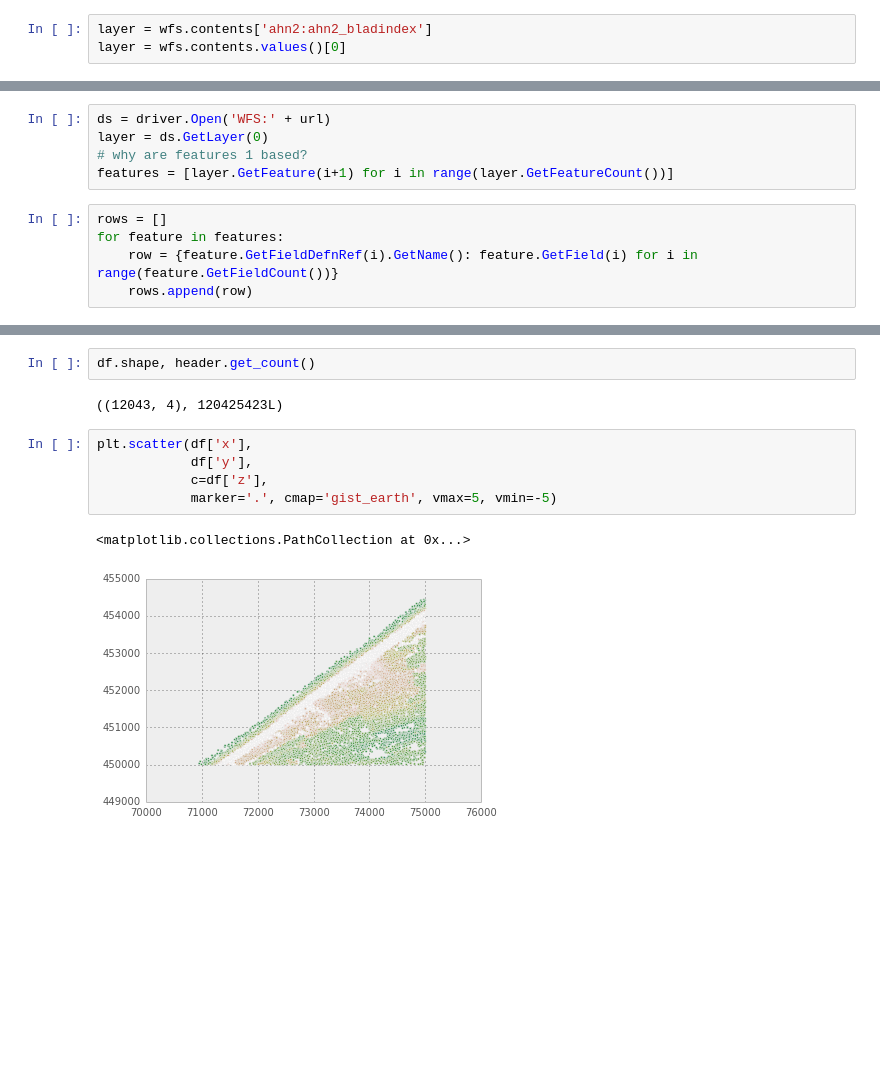
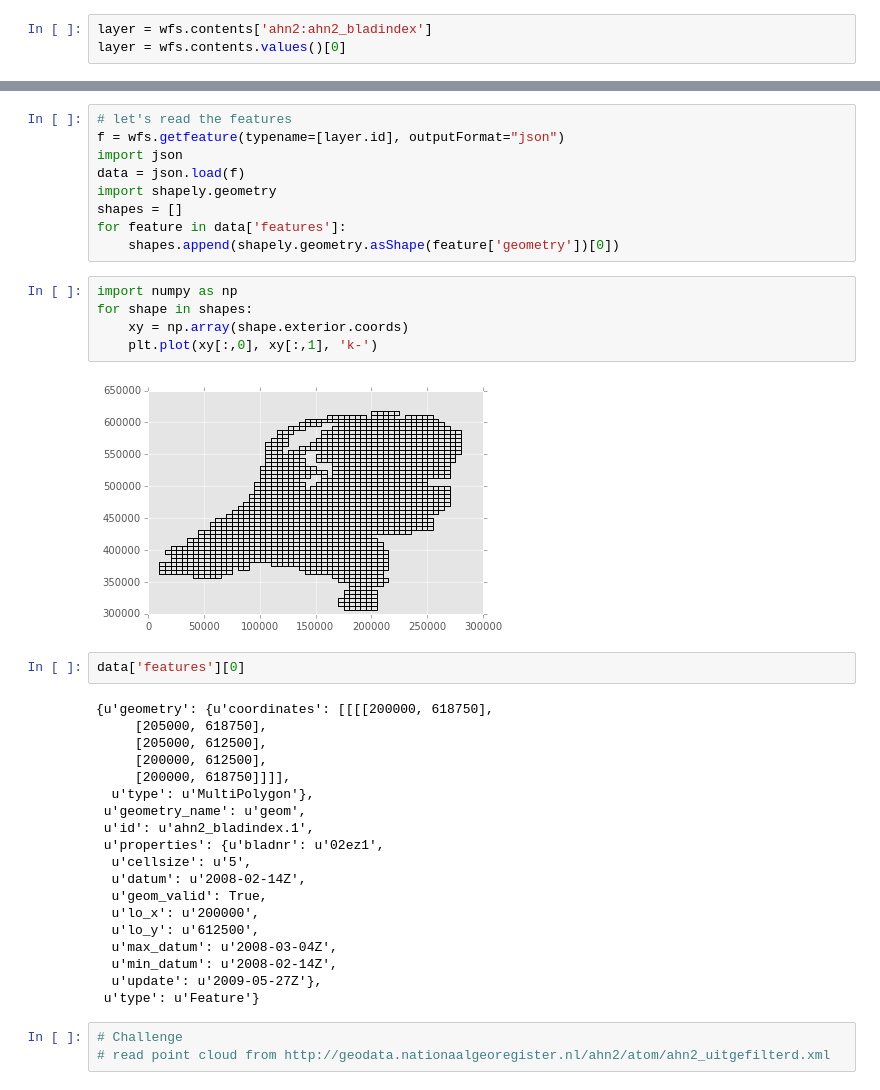
Before and after one commit to openearth/notebooks, a Jupyter notebook: ahn2.ipynb, the cells around one changed output, grey strips where cells are left out. Drawn from its saved outputs; the diff is of its cells as text; blank space fills up the shorter version.

```diff
--- a/ahn2.ipynb
+++ b/ahn2.ipynb
@@ -86,10 +128,0 @@ driver = drivers['WFS']
-# %%
-ds = driver.Open('WFS:' + url)
-layer = ds.GetLayer(0)
-# why are features 1 based?
-features = [layer.GetFeature(i+1) for i in range(layer.GetFeatureCount())]
-# %%
-rows = []
-for feature in features:
-    row = {feature.GetFieldDefnRef(i).GetName(): feature.GetField(i) for i in range(feature.GetFieldCount())}
-    rows.append(row)
@@ -137,12 +129,40 @@ df.head()
-# %%
-df.shape, header.get_count()
-# %% [output]
-((12043, 4), 120425423L)
-# %%
-plt.scatter(df['x'],
-            df['y'],
-            c=df['z'],
-            marker='.', cmap='gist_earth', vmax=5, vmin=-5)
-# %% [output]
-<matplotlib.collections.PathCollection at 0x...>
-[figure, removed]
+# %%
+# let's read the features
+f = wfs.getfeature(typename=[layer.id], outputFormat="json")
+import json
+data = json.load(f)
+import shapely.geometry
+shapes = []
+for feature in data['features']:
+    shapes.append(shapely.geometry.asShape(feature['geometry'])[0])
+# %%
+import numpy as np
+for shape in shapes:
+    xy = np.array(shape.exterior.coords)
+    plt.plot(xy[:,0], xy[:,1], 'k-')
+# %% [output]
+[figure, added]
+# %%
+data['features'][0]
+# %% [output]
+{u'geometry': {u'coordinates': [[[[200000, 618750],
+     [205000, 618750],
+     [205000, 612500],
+     [200000, 612500],
+     [200000, 618750]]]],
+  u'type': u'MultiPolygon'},
+ u'geometry_name': u'geom',
+ u'id': u'ahn2_bladindex.1',
+ u'properties': {u'bladnr': u'02ez1',
+  u'cellsize': u'5',
+  u'datum': u'2008-02-14Z',
+  u'geom_valid': True,
+  u'lo_x': u'200000',
+  u'lo_y': u'612500',
+  u'max_datum': u'2008-03-04Z',
+  u'min_datum': u'2008-02-14Z',
+  u'update': u'2009-05-27Z'},
+ u'type': u'Feature'}
+# %%
+# Challenge
+# read point cloud from http://geodata.nationaalgeoregister.nl/ahn2/atom/ahn2_uitgefilterd.xml
```
Also changed, not shown: parts of 31 cells of this notebook.
